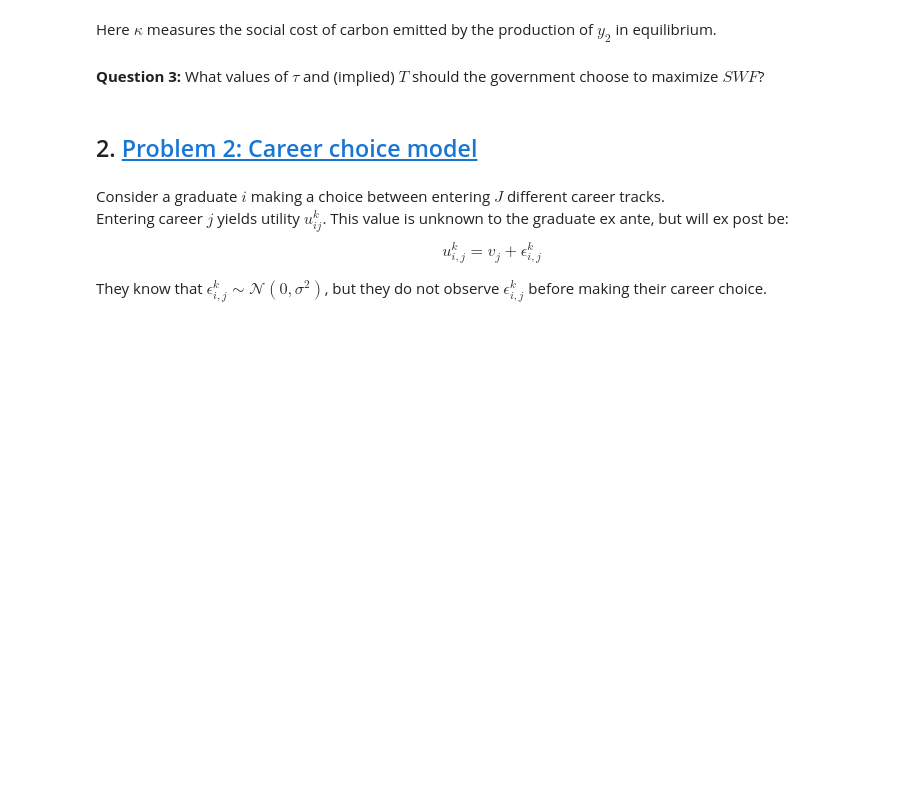
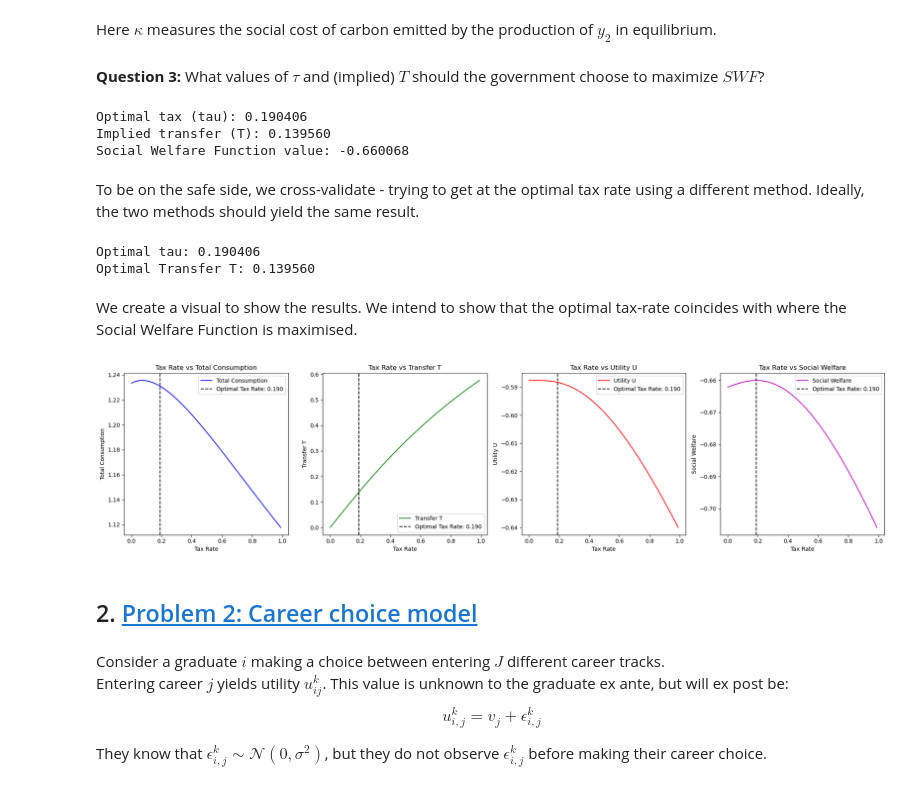
Before and after one commit to NumEconCopenhagen/projects-2024--Alfred-Stage---Jesper-Petersen---Linda-Zou, a Jupyter notebook: Exam Project/exam_2024-Q1-Jesper.ipynb, the cells around one changed output. Cells and saved outputs as stored; diff of their text form; code cells hidden in the pictures; blank space fills up the shorter version.

```diff
--- a/Exam Project/exam_2024-Q1-Jesper.ipynb
+++ b/Exam Project/exam_2024-Q1-Jesper.ipynb
@@ -144,0 +147,19 @@ Good 2 diff: -0.06622064
+# %%
+initial_guess = [1.0, 1.0]
+equilibrium_prices = economy.find_equilibrium_prices(initial_guess)
+
+if equilibrium_prices is not None:
+    p1_eq, p2_eq = equilibrium_prices
+    print(f"Equilibrium prices found:")
+    print(f"p1 = {p1_eq:.6f}")
+    print(f"p2 = {p2_eq:.6f}")
+
+    # Verify all market clearing conditions
+    economy.set_prices(p1_eq, p2_eq)
+    labor_diff, good1_diff, good2_diff = economy.market_clearing()
+    print("\nMarket clearing conditions:")
+    print(f"Labor market diff: {labor_diff:.8f}")
+    print(f"Good 1 market diff: {good1_diff:.8f}")
+    print(f"Good 2 market diff: {good2_diff:.8f}")
+else:
+    print("Failed to find equilibrium prices.")
@@ -157,3 +187,50 @@ Here $\kappa$ measures the social cost of carbon emitted by the production of $y
+# %%
+# Find optimal tax
+optimal_tau_A = economy.optimize_tax()
+
+if optimal_tau_A is not None:
+    print(f"Optimal tax (tau): {optimal_tau:.6f}")
+
+    # Calculate and display the implied transfer
+    equilibrium_prices = economy.find_equilibrium_prices([1.0, 1.0])
+    if equilibrium_prices is not None:
+        economy.p1, economy.p2 = equilibrium_prices
+        ell_star = economy.optimal_labor_supply()
+        _, c2_star = economy.optimal_consumption(ell_star)
+        optimal_T = optimal_tau * c2_star
+        print(f"Implied transfer (T): {optimal_T:.6f}")
+
+        # Display the SWF at the optimal tax
+        optimal_swf = economy.calculate_swf(optimal_tau)
+        print(f"Social Welfare Function value: {optimal_swf:.6f}")
+    else:
+        print("Failed to find equilibrium prices for the optimal tax.")
+else:
+    print("Failed to find optimal tax.")
+# %% [output]
+Optimal tax (tau): 0.190406
+Implied transfer (T): 0.139560
+Social Welfare Function value: -0.660068
+# %% [markdown]
+To be on the safe side, we cross-validate - trying to get at the optimal tax rate using a different method. Ideally, the two methods should yield the same result.
+# %%
+optimal_tau_B, optimal_T_B = economy.optimize_social_welfare()
+
+if optimal_tau_B is not None:
+
+    print(f"Optimal tau: {optimal_tau:.6f}")
+    print(f"Optimal Transfer T: {optimal_T:.6f}")
+else:
+    print("Failed to find optimal tau.")
+# %% [output]
+Optimal tau: 0.190406
+Optimal Transfer T: 0.139560
+# %% [markdown]
+We create a visual to show the results. We intend to show that the optimal tax-rate coincides with where the Social Welfare Function is maximised.
+# %%
+economy.plot_tax_rate_impact()
+# %% [output]
+[figure, added]
 # %% [markdown]
 ## 2. <a id='toc2_'></a>[Problem 2: Career choice model](#toc0_)
 # %% [markdown]
```
Also changed, not shown: parts of 6 cells of this notebook.
